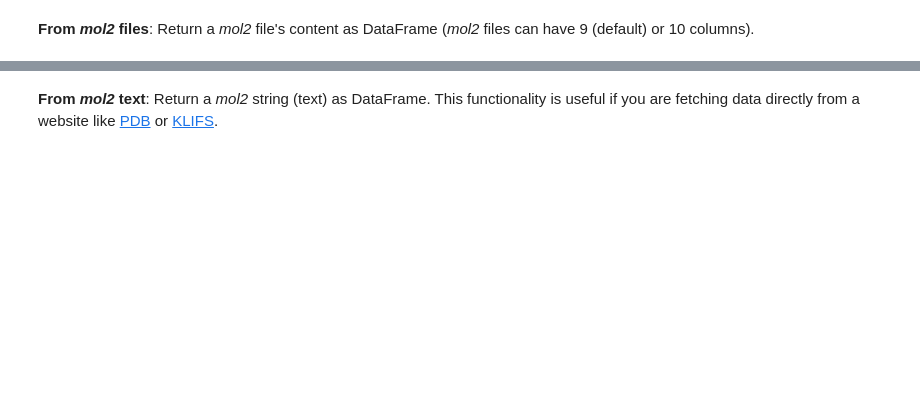
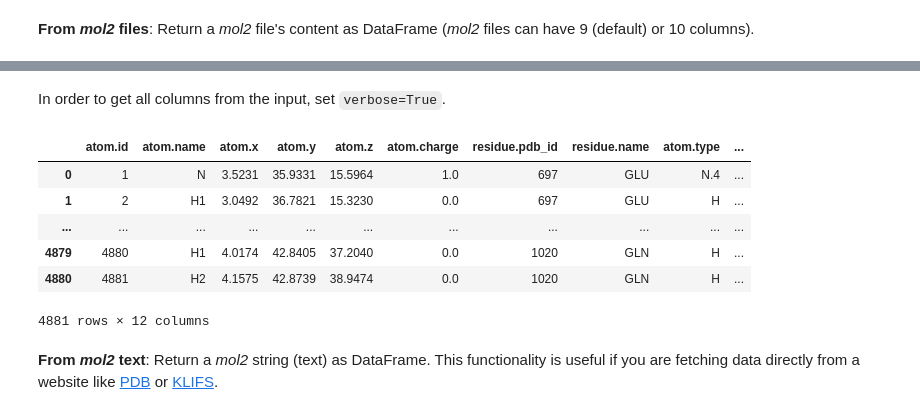
Before and after one commit to volkamerlab/opencadd, a Jupyter notebook: docs/tutorials/io.ipynb, the cells around one changed output, grey strips where cells are left out. Drawn from its saved outputs; the diff is of its cells as text; code cells hidden in the pictures; blank space fills up the shorter version.

```diff
--- a/docs/tutorials/io.ipynb
+++ b/docs/tutorials/io.ipynb
@@ -72,3 +87,15 @@ mol2_to_df.from_file(DATA_PATH / "2itz_protein.mol2")
+# %% [markdown]
+In order to get all columns from the input, set `verbose=True`.
+# %%
+mol2_to_df.from_file(DATA_PATH / "2itz_chainA_protein.mol2", verbose=True)
+# %% [output]
+|  | atom.id | atom.name | atom.x | atom.y | atom.z | atom.charge | residue.pdb_id | residue.name | atom.type | ... |
+| 0 | 1 | N | 3.5231 | 35.9331 | 15.5964 | 1.0 | 697 | GLU | N.4 | ... |
+| 1 | 2 | H1 | 3.0492 | 36.7821 | 15.3230 | 0.0 | 697 | GLU | H | ... |
+| ... | ... | ... | ... | ... | ... | ... | ... | ... | ... | ... |
+| 4879 | 4880 | H1 | 4.0174 | 42.8405 | 37.2040 | 0.0 | 1020 | GLN | H | ... |
+| 4880 | 4881 | H2 | 4.1575 | 42.8739 | 38.9474 | 0.0 | 1020 | GLN | H | ... |
+4881 rows × 12 columns
 # %% [markdown]
 __From _mol2_ text__: Return a _mol2_ string (text) as DataFrame. This functionality is useful if you are fetching data directly from a website like [PDB](https://www.rcsb.org/) or [KLIFS](https://klifs.vu-compmedchem.nl/).
 # %%
```
Also changed, not shown: parts of 13 cells of this notebook.
